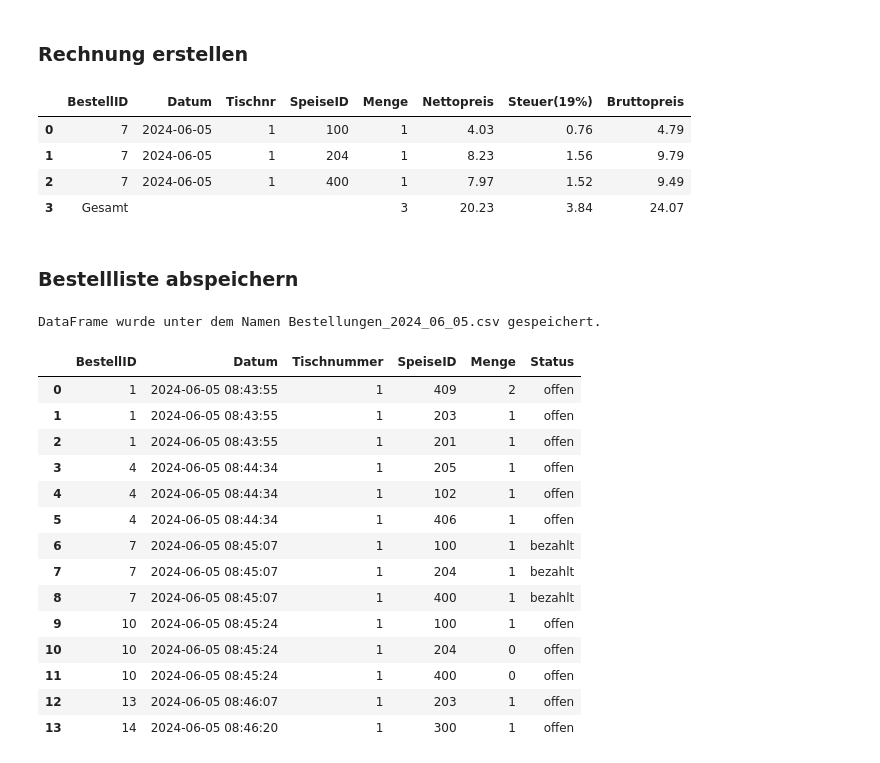
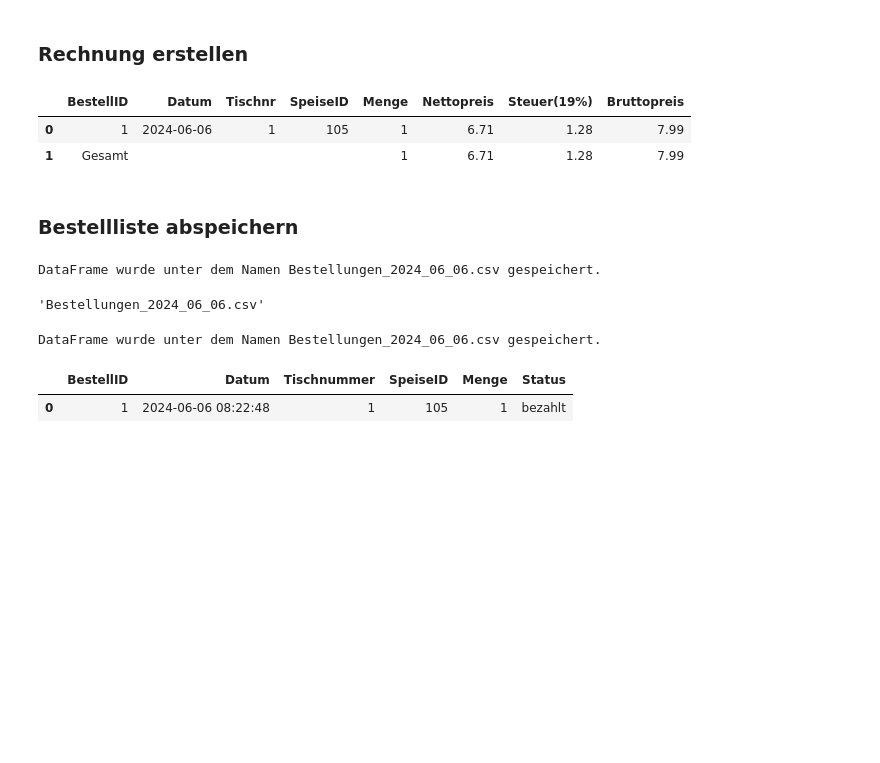
Before and after one commit to lisabeller/Praxisprojekt-Python-Bestelltool, a Jupyter notebook: Bestelltool_neu.ipynb, the cells around one changed output. Drawn from its saved outputs; the diff is of its cells as text; code cells hidden in the pictures; blank space fills up the shorter version.

Commit message:
Funktion abspeichern optimiert und zu streamlit hinzugefügt

```diff
--- a/Bestelltool_neu.ipynb
+++ b/Bestelltool_neu.ipynb
@@ -355,8 +357,6 @@ def bestellung_bezahlen(bestellID, bestellungen_df = bestellungen_df, speisekart
     rechnung_df = bestellung_details.apply(berechne_rechnung, axis=1)
 
     # Gesamtbetrag in neue Zeile einfügen
-    letzte_zeile = rechnung_df.iloc[-1]
-
     neue_zeile_df = pd.DataFrame({
                     "BestellID": ["Gesamt"],
                     "Datum": [""],
@@ -372,41 +372,34 @@ def bestellung_bezahlen(bestellID, bestellungen_df = bestellungen_df, speisekart
 
     return rechnung_df
 
-bestellung_bezahlen(7)
+bestellung_bezahlen(1)
 # %% [output]
 |  | BestellID | Datum | Tischnr | SpeiseID | Menge | Nettopreis | Steuer(19%) | Bruttopreis |
-| 0 | 7 | 2024-06-05 | 1 | 100 | 1 | 4.03 | 0.76 | 4.79 |
-| 1 | 7 | 2024-06-05 | 1 | 204 | 1 | 8.23 | 1.56 | 9.79 |
-| 2 | 7 | 2024-06-05 | 1 | 400 | 1 | 7.97 | 1.52 | 9.49 |
-| 3 | Gesamt |  |  |  | 3 | 20.23 | 3.84 | 24.07 |
+| 0 | 1 | 2024-06-06 | 1 | 105 | 1 | 6.71 | 1.28 | 7.99 |
+| 1 | Gesamt |  |  |  | 1 | 6.71 | 1.28 | 7.99 |
 # %% [markdown]
 ### Bestellliste abspeichern
 # %%
-# Dataframe abspeichern als csv mit aktuellem Datum
+# Dataframe "bestellungen_df" abspeichern als csv mit aktuellem Datum
+def bestellungen_speichern():
+    dateiname = "Bestellungen_" + datetime.now().strftime("%Y_%m_%d") + ".csv"
+    bestellungen_df.to_csv(dateiname, index=False)
+    print(f"DataFrame wurde unter dem Namen {dateiname} gespeichert.")
+    return dateiname
 
-dateiname = "Bestellungen_" + datetime.now().strftime("%Y_%m_%d") + ".csv"
-bestellungen_df.to_csv(dateiname, index=False)
-print(f"DataFrame wurde unter dem Namen {dateiname} gespeichert.")
+bestellungen_speichern()
 # %% [output]
-DataFrame wurde unter dem Namen Bestellungen_2024_06_05.csv gespeichert.
+DataFrame wurde unter dem Namen Bestellungen_2024_06_06.csv gespeichert.
+'Bestellungen_2024_06_06.csv'
 # %%
-# Aktuelles DataFrame wieder einlesen
+# Aktuelles DataFrame "bestellungen_df" wieder einlesen
+def aktuelle_datei_laden():
+    dateiname = bestellungen_speichern()
+    aktuelles_bestellungen = pd.read_csv(dateiname)
+    return aktuelles_bestellungen
 
-aktuelles_df = pd.read_csv(dateiname)
-aktuelles_df
+aktuelle_datei_laden()
 # %% [output]
+DataFrame wurde unter dem Namen Bestellungen_2024_06_06.csv gespeichert.
 |  | BestellID | Datum | Tischnummer | SpeiseID | Menge | Status |
-| 0 | 1 | 2024-06-05 08:43:55 | 1 | 409 | 2 | offen |
-| 1 | 1 | 2024-06-05 08:43:55 | 1 | 203 | 1 | offen |
-| 2 | 1 | 2024-06-05 08:43:55 | 1 | 201 | 1 | offen |
-| 3 | 4 | 2024-06-05 08:44:34 | 1 | 205 | 1 | offen |
-| 4 | 4 | 2024-06-05 08:44:34 | 1 | 102 | 1 | offen |
-| 5 | 4 | 2024-06-05 08:44:34 | 1 | 406 | 1 | offen |
-| 6 | 7 | 2024-06-05 08:45:07 | 1 | 100 | 1 | bezahlt |
-| 7 | 7 | 2024-06-05 08:45:07 | 1 | 204 | 1 | bezahlt |
-| 8 | 7 | 2024-06-05 08:45:07 | 1 | 400 | 1 | bezahlt |
-| 9 | 10 | 2024-06-05 08:45:24 | 1 | 100 | 1 | offen |
-| 10 | 10 | 2024-06-05 08:45:24 | 1 | 204 | 0 | offen |
-| 11 | 10 | 2024-06-05 08:45:24 | 1 | 400 | 0 | offen |
-| 12 | 13 | 2024-06-05 08:46:07 | 1 | 203 | 1 | offen |
-| 13 | 14 | 2024-06-05 08:46:20 | 1 | 300 | 1 | offen |
+| 0 | 1 | 2024-06-06 08:22:48 | 1 | 105 | 1 | bezahlt |
```
Also changed, not shown: parts of 4 cells of this notebook, 3 other files.
